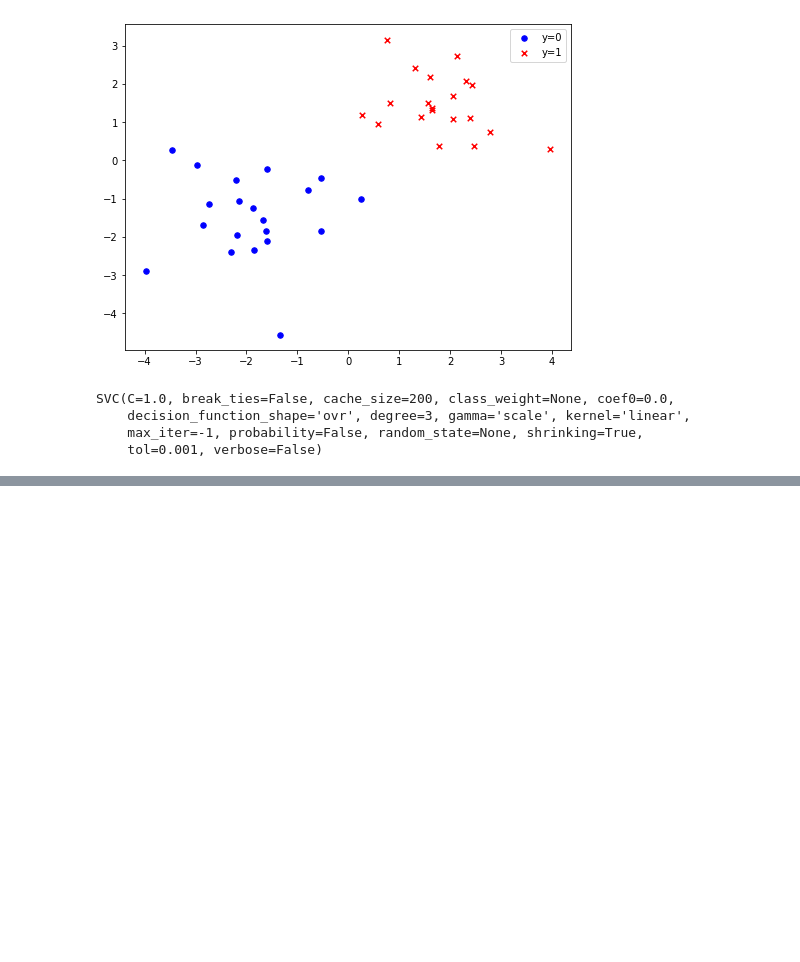
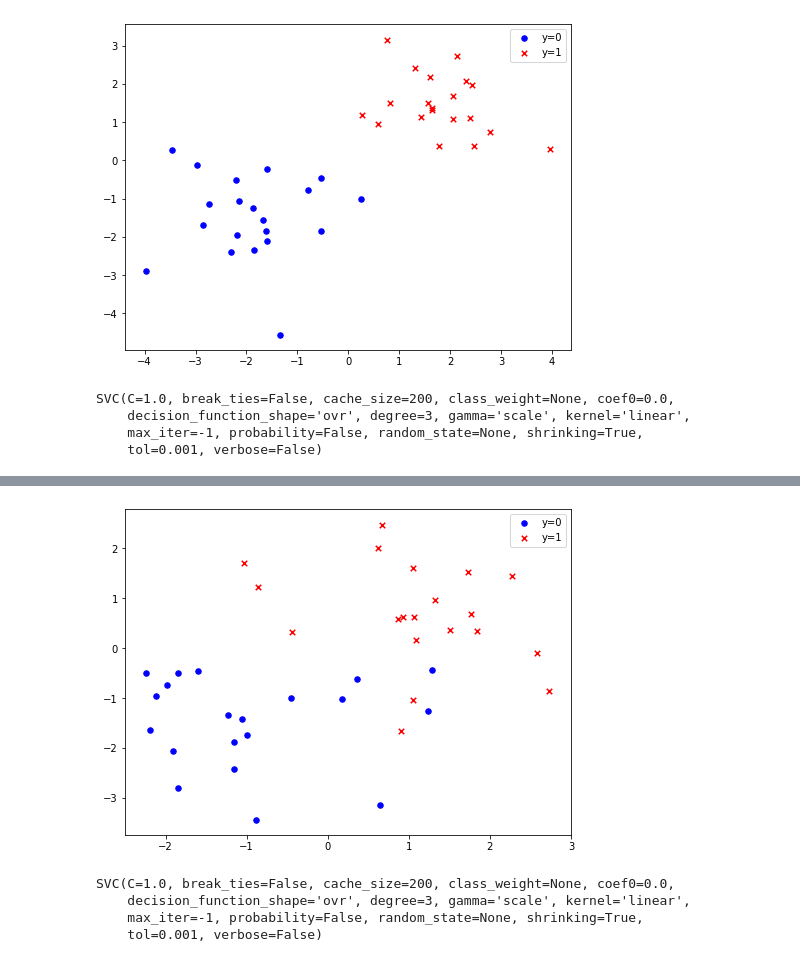
Before and after one commit to BlankSpacePlus/python-scikit-learn, a Jupyter notebook: src/SVM-交通堵塞问题.ipynb, the cells around one changed output, grey strips where cells are left out. Saved outputs shown, nothing was run; the diff lists cells and outputs as text; code cells hidden in the pictures; blank space fills up the shorter version.

```diff
--- a/src/SVM-交通堵塞问题.ipynb
+++ b/src/SVM-交通堵塞问题.ipynb
@@ -33,0 +79,18 @@ SVC(C=1.0, break_ties=False, cache_size=200, class_weight=None, coef0=0.0,
+# %%
+fig, ax = plt.subplots(figsize=(8,6))  #创建子图，大小为8*5
+#构建y=0的散点图，设置散点形状为o
+ax.scatter(X_n[0:20,1], X_n[0:20,0], s=30, c='b', marker='o', label='y=0')
+#构建y=1的散点图，设置散点形状为x
+ax.scatter(X_n[20:40,1], X_n[20:40,0], s=30, c='r', marker='x', label='y=1')
+ax.legend()  #设置图例
+plt.show()
+# %% [output]
+[figure, added]
+# %%
+clf_n = SVC(kernel='linear') ##设定模型为线性核函数的SVM
+clf_n.fit(X_n, y_n)  #训练数据
+# %% [output]
+SVC(C=1.0, break_ties=False, cache_size=200, class_weight=None, coef0=0.0,
+    decision_function_shape='ovr', degree=3, gamma='scale', kernel='linear',
+    max_iter=-1, probability=False, random_state=None, shrinking=True,
+    tol=0.001, verbose=False)
```
Also changed, not shown: parts of 32 cells of this notebook, 9 other files.
